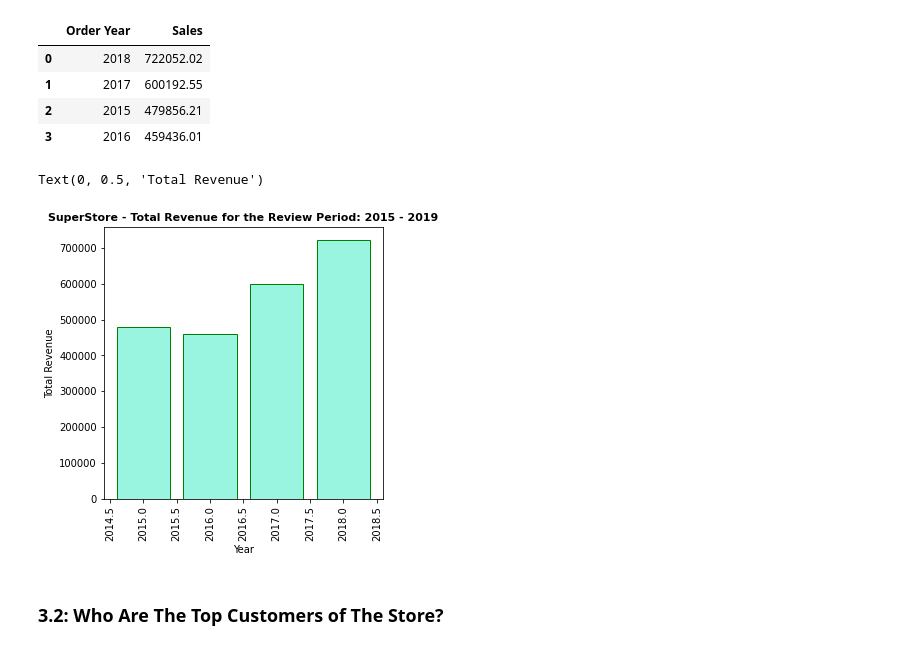
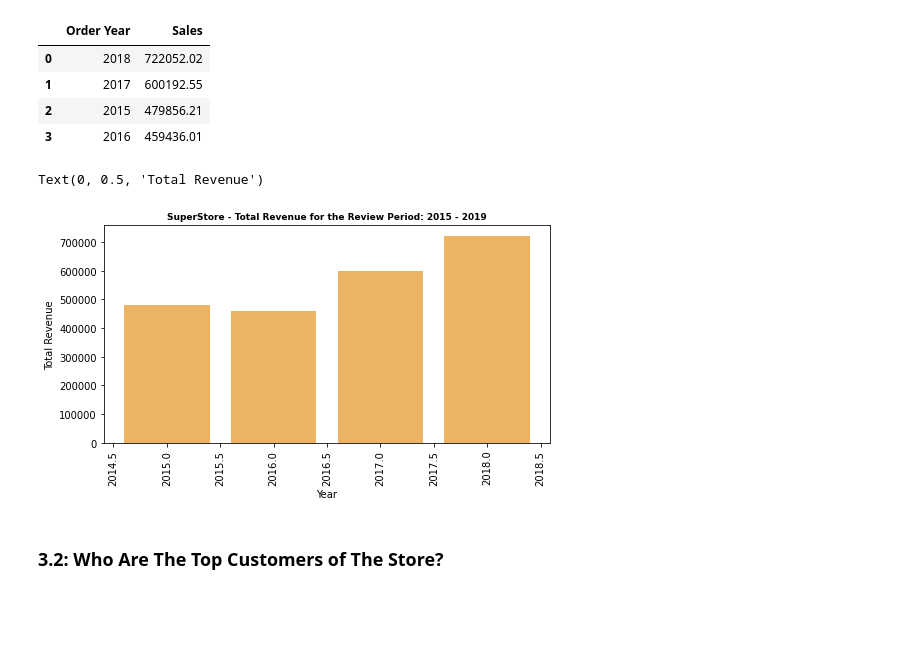
Before and after one commit to WayneNyariroh/StoreSales_Analysis, a Jupyter notebook: superStoreSales_EDA.ipynb, the cells around one changed output. Saved outputs shown, nothing was run; the diff lists cells and outputs as text; code cells hidden in the pictures; blank space fills up the shorter version.

```diff
--- a/superStoreSales_EDA.ipynb
+++ b/superStoreSales_EDA.ipynb
@@ -424,15 +424,17 @@ sales_year
 | 2 | 2015 | 479856.21 |
 | 3 | 2016 | 459436.01 |
 # %%
-plt.figure(figsize=(5,5))
-plt.bar(sales_year['Order Year'], sales_year['Sales'], color='#99f5e0', edgecolor='green') #what to plot
-plt.title('SuperStore - Total Revenue for the Review Period: 2015 - 2019', fontsize=11, fontweight='bold') #title of out plot
+plt.figure(figsize=(8,4))
+plt.bar(sales_year['Order Year'], sales_year['Sales'], color='#ecb365') #what to plot
+plt.title('SuperStore - Total Revenue for the Review Period: 2015 - 2019', fontsize=9, fontweight='bold') #title of out plot
 plt.xlabel('Year') #our axis labels
 plt.xticks(rotation='vertical')
 plt.ylabel('Total Revenue')
+#for i, j in sales_year['Sales'].items(): #our index, values and enumerator
+#    plt.text(i, j+3, '$'+str(j));
 # %% [output]
 Text(0, 0.5, 'Total Revenue')
-[figure, old version]
+[figure, new version]
 # %% [markdown]
 ### 3.2: Who Are The Top Customers of The Store?
 # %% [markdown]
```
